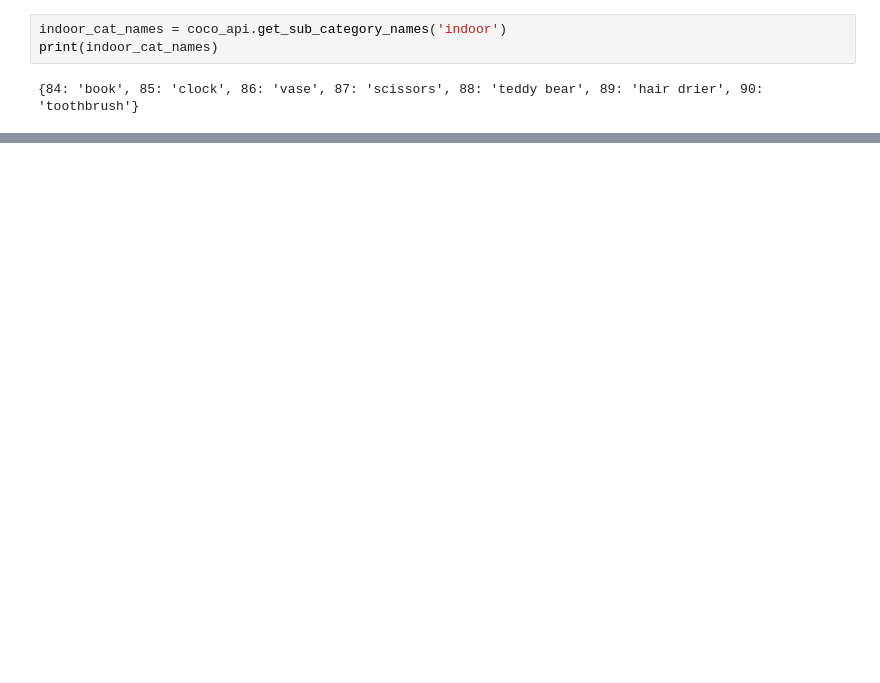
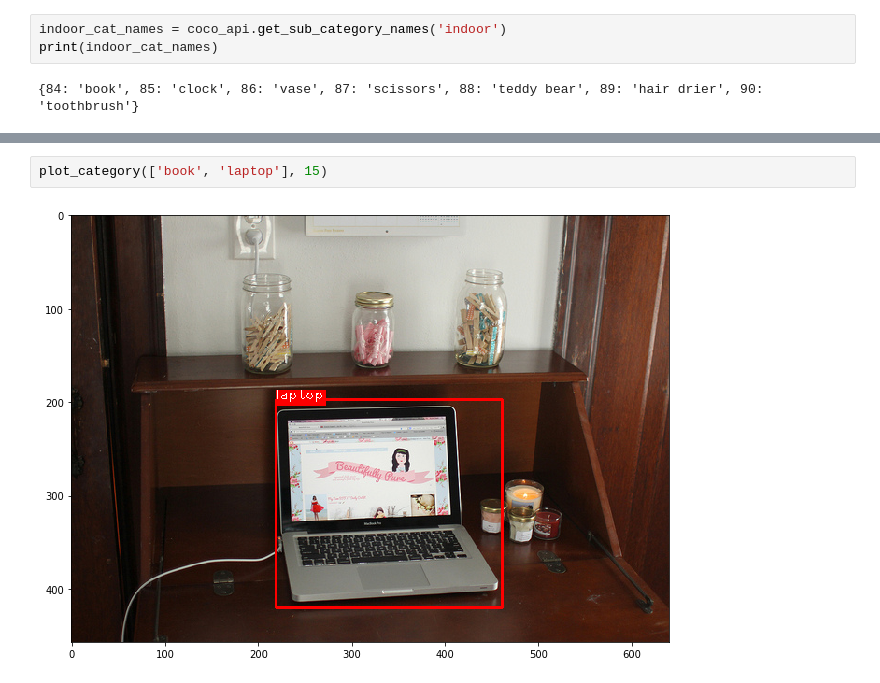
Before and after one commit to minhnh/dataset_interface, a Jupyter notebook: notebooks/coco_api_example.ipynb, the cells around one changed output, grey strips where cells are left out. Cells and saved outputs as stored; diff of their text form; blank space fills up the shorter version.

```diff
--- a/notebooks/coco_api_example.ipynb
+++ b/notebooks/coco_api_example.ipynb
@@ -57,0 +94,4 @@ plot_category(image_with_book.id, 'indoor')
+# %%
+plot_category(['book', 'laptop'], 15)
+# %% [output]
+[figure, added]
```
Also changed, not shown: parts of 15 cells of this notebook, 9 other files.
